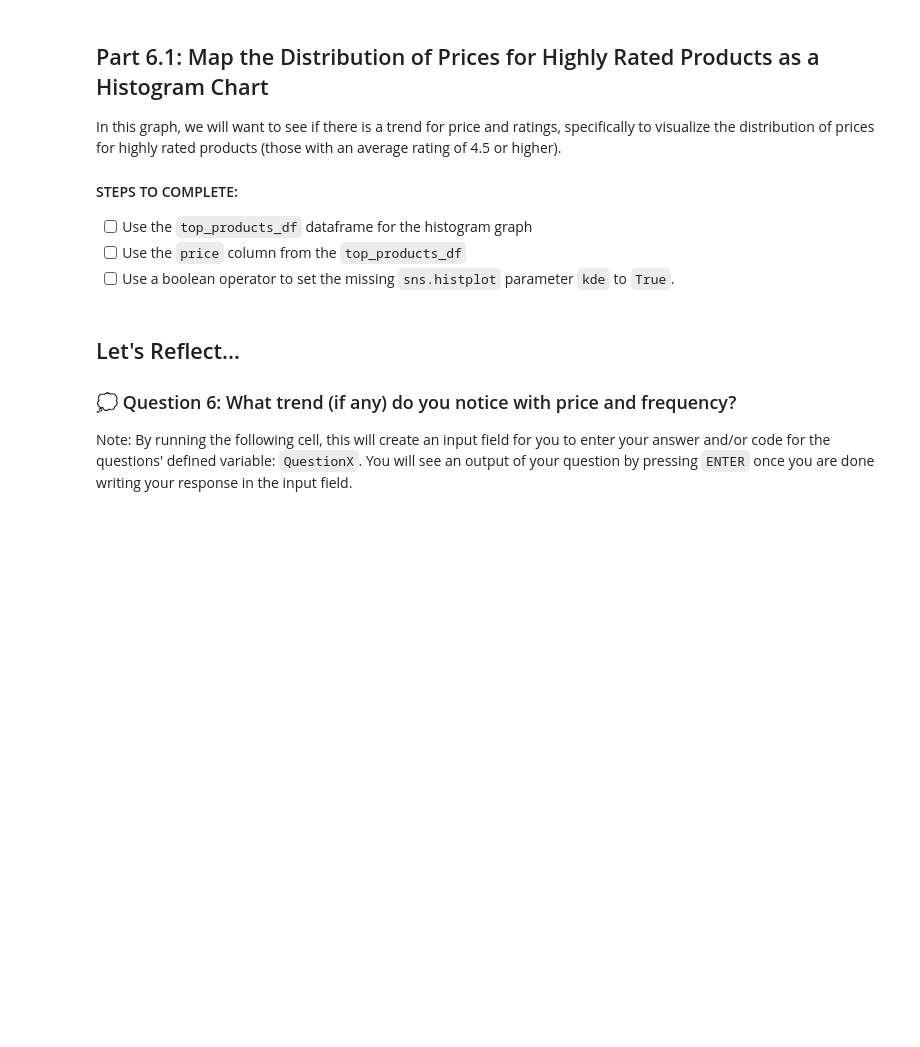
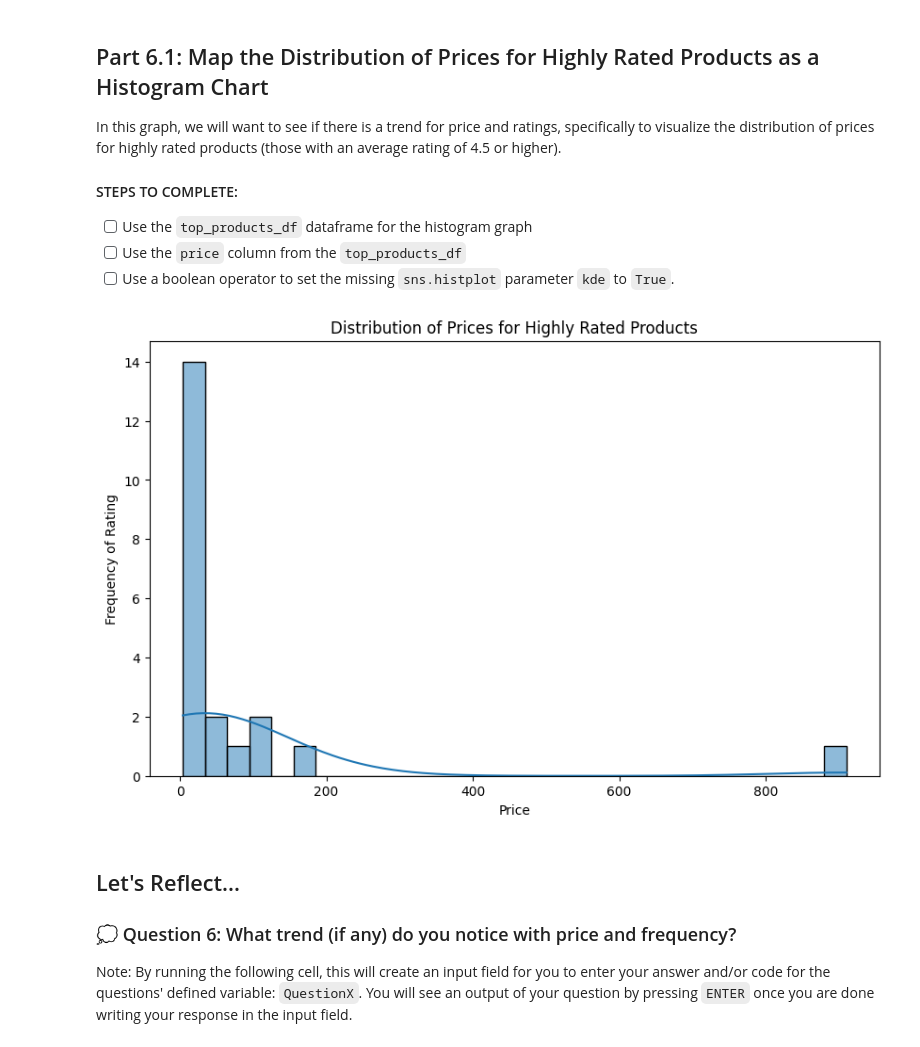
Before and after one commit to pvictorc/uda-ai-prog-with-python, a Jupyter notebook: Udacity - PCEP Project.ipynb, the cells around one changed output. Drawn from its saved outputs; the diff is of its cells as text; code cells hidden in the pictures; blank space fills up the shorter version.

```diff
--- a/Udacity - PCEP Project.ipynb
+++ b/Udacity - PCEP Project.ipynb
@@ -862,18 +862,20 @@ In this graph, we will want to see if there is a trend for price and ratings, sp
 # %%
 import seaborn as sns
 import matplotlib.pyplot as plt
 
 # Distribution of Prices
 plt.figure(figsize=(10, 6))
 sns.histplot(
-    <---- YOUR CODE GOES HERE ---->['<---- YOUR CODE GOES HERE ---->'],
+    top_products_df['price'],
     bins=30,
-    kde=#<---- YOUR CODE GOES HERE ---->
+    kde=True
 )
 plt.title('Distribution of Prices for Highly Rated Products')
 plt.xlabel('Price')
 plt.ylabel('Frequency of Rating')
 plt.show()
+# %% [output]
+[figure, added]
 # %% [markdown]
 ## Let's Reflect...
 ### 💭 Question 6: What trend (if any) do you notice with price and frequency?
```
Also changed, not shown: parts of 5 cells of this notebook.
